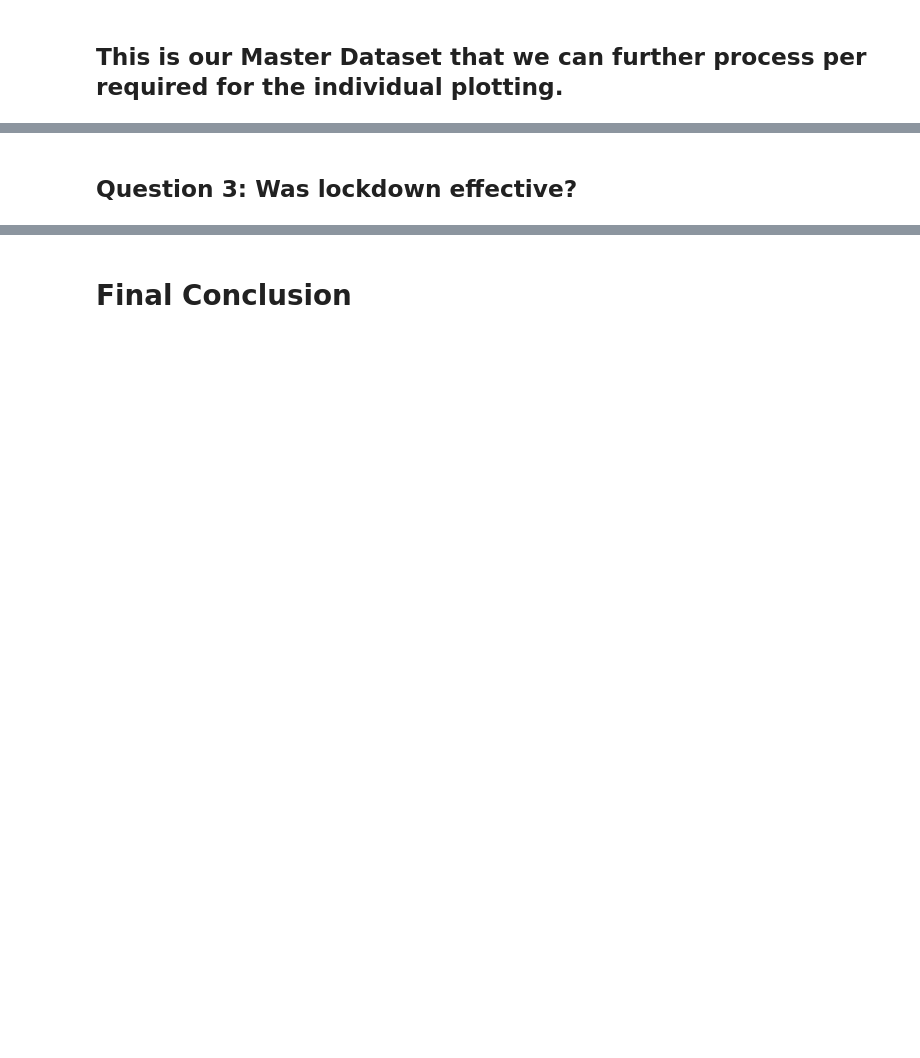
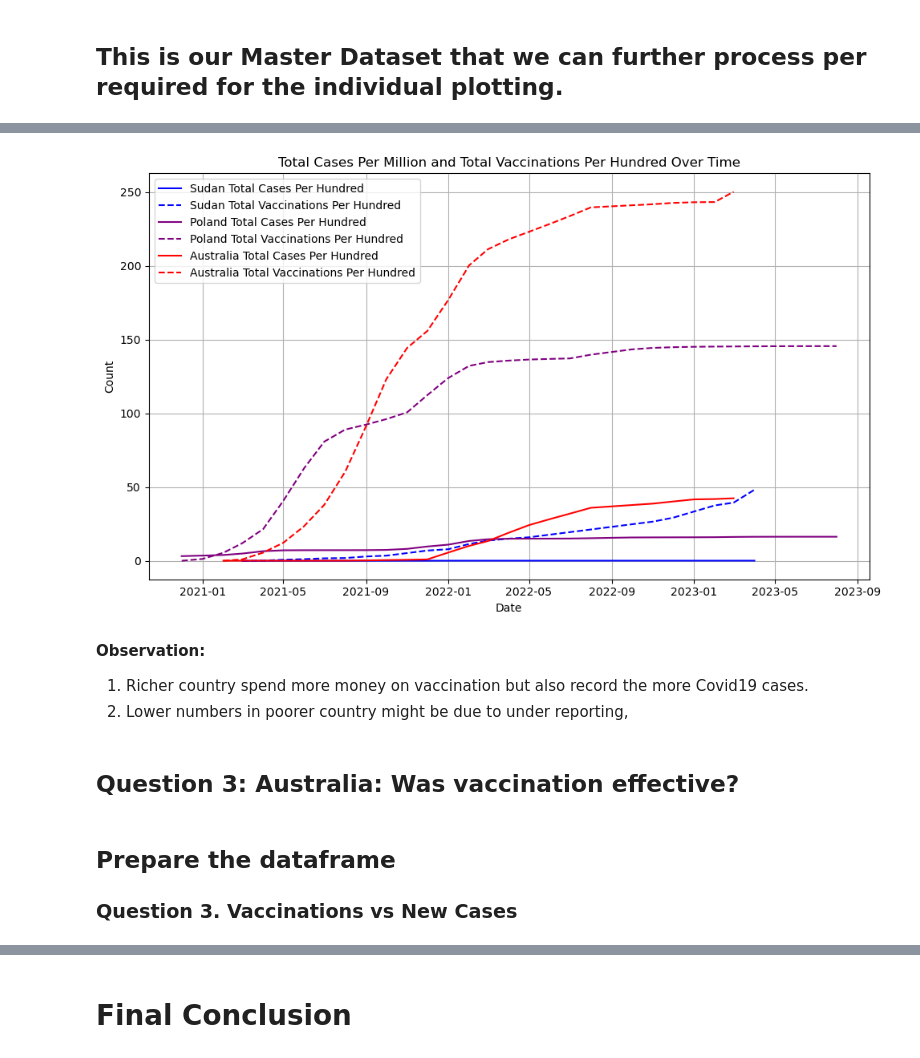
Before and after one commit to cmorrow28/project_one, a Jupyter notebook: Covid19_Vaccines_Effectiveness_Final.ipynb, the cells around one changed output, grey strips where cells are left out. Saved outputs shown, nothing was run; the diff lists cells and outputs as text; code cells hidden in the pictures; blank space fills up the shorter version.

```diff
--- a/Covid19_Vaccines_Effectiveness_Final.ipynb
+++ b/Covid19_Vaccines_Effectiveness_Final.ipynb
@@ -214,0 +268,14 @@ memory usage: 43.6+ MB
+# %%
+# Function to map year to GDP
+def map_year_to_GDP(date_str):
+    year = int(date_str.split('-')[0])
+    for index, row in Aus_gdp_df.iterrows():
+        if year == pd.to_numeric(row["Date"], errors='coerce'):
+            return row["GDP_per_capita"]
+    return None
+
+# Apply the mapping function to create a new "Population" column
+Australia_grouped_cm_data['GDP_per_capita'] = Australia_grouped_cm_data["Date"].apply(map_year_to_GDP)
+
+# Display the DataFrame
+Australia_grouped_cm_data.head()
@@ -217,3 +608,50 @@ memory usage: 43.6+ MB
-# %% [markdown]
-## Question 3: Was lockdown effective?
+# %%
+df1 = Sudan_grouped_cm_data.copy()
+df2 = Poland_grouped_cm_data.copy()
+df3 = Australia_grouped_cm_data.copy()
+
+# Convert 'Date' column to datetime
+df1['Date'] = pd.to_datetime(df1['Date'])
+df2['Date'] = pd.to_datetime(df2['Date'])
+df3['Date'] = pd.to_datetime(df3['Date'])
+
+#Divide by 10000
+df1['Total_Cases_PerHundred'] = df1['Total_Cases_PerMillion'] / 10000
+df2['Total_Cases_PerHundred'] = df2['Total_Cases_PerMillion'] / 10000
+df3['Total_Cases_PerHundred'] = df3['Total_Cases_PerMillion'] / 10000
+
+# Plotting
+plt.figure(figsize=(10, 6))
+
+plt.plot(df1['Date'], df1['Total_Cases_PerHundred'], linestyle='-', label='Sudan Total Cases Per Hundred', c= 'b')
+plt.plot(df1['Date'], df1['Total_Vaccinations_PerHundred'], linestyle='--', label='Sudan Total Vaccinations Per Hundred', c='b')
+
+plt.plot(df2['Date'], df2['Total_Cases_PerHundred'], linestyle='-', label='Poland Total Cases Per Hundred', c='purple')
+plt.plot(df2['Date'], df2['Total_Vaccinations_PerHundred'], linestyle='--', label='Poland Total Vaccinations Per Hundred', c='purple')
+
+plt.plot(df3['Date'], df3['Total_Cases_PerHundred'],  linestyle='-', label='Australia Total Cases Per Hundred', c='r')
+plt.plot(df3['Date'], df3['Total_Vaccinations_PerHundred'], linestyle='--', label='Australia Total Vaccinations Per Hundred', c='r')
+
+plt.title('Total Cases Per Million and Total Vaccinations Per Hundred Over Time')
+plt.xlabel('Date')
+plt.ylabel('Count')
+plt.grid(True)
+plt.legend()
+plt.tight_layout()
+
+# Save the plot as an image
+plt.savefig('Images/Q2b_TotalCase_TotalVaccination')
+
+plt.show()
+# %% [output]
+[figure, added]
+# %% [markdown]
+**Observation:**
+1. Richer country spend more money on vaccination but also record the more Covid19 cases.
+2. Lower numbers in poorer country might be due to under reporting,
+# %% [markdown]
+## Question 3: Australia:  Was vaccination effective?
+# %% [markdown]
+## Prepare the dataframe
+### Question 3. Vaccinations vs New Cases
 # %%
```
Also changed, not shown: parts of 50 cells of this notebook, 22 other files.
